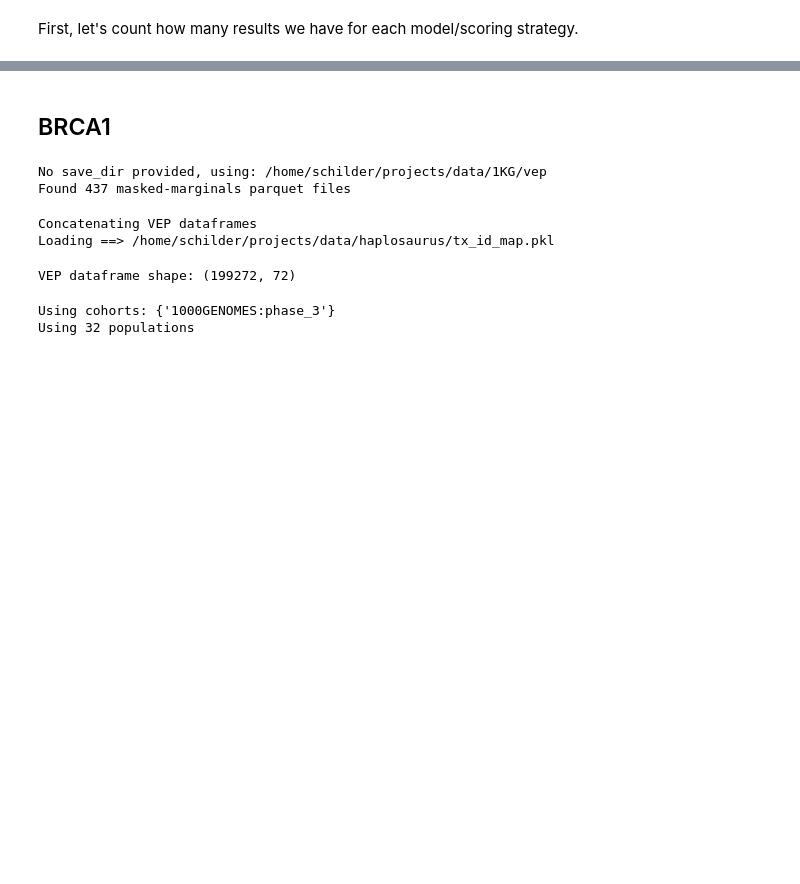
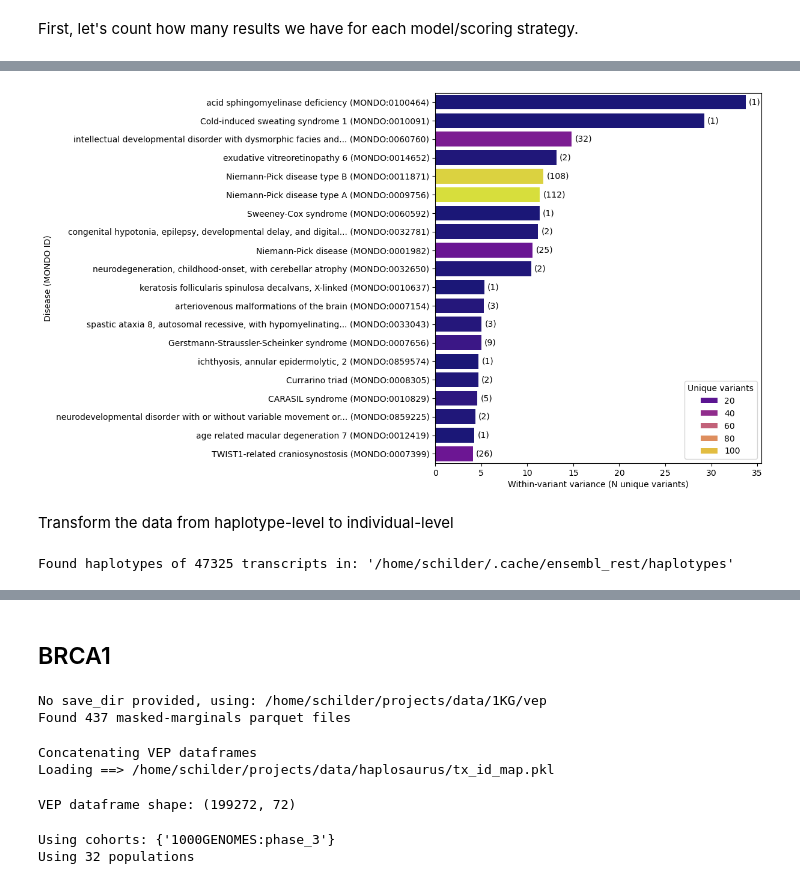
Before and after one commit to bschilder/VEP_protein, a Jupyter notebook: notebooks/VEP_case_studies.ipynb, the cells around one changed output, grey strips where cells are left out. Cells and saved outputs as stored; diff of their text form; code cells hidden in the pictures; blank space fills up the shorter version.

```diff
--- a/notebooks/VEP_case_studies.ipynb
+++ b/notebooks/VEP_case_studies.ipynb
@@ -47,0 +125,22 @@ protein: 2142
+# %%
+group_col = "MONDO"
+split_col = group_col+"_split"
+label_col = group_col+"_label"
+
+if split_col not in vep_df.columns:
+    vep_df[split_col] = vep_df[group_col].str.split("|")
+
+groupby_cols = ["model_location",group_col,split_col,
+                "clinsig","protein","GENEINFO","mutant","scoring_strategy"]
+within_site_var = vep_df.explode(split_col).reset_index(drop=True).groupby(groupby_cols).agg({"VEP":"var",
+                                                                                              "haplotype":"nunique"}
+                                                                                              ).reset_index().sort_values(by="VEP", ascending=False)
+within_site_var[label_col] = within_site_var[split_col].map(id_map)
+
+
+within_site_var_mean = within_site_var.groupby(["model_location",split_col,label_col]).agg({"VEP":"mean",
+                                                                                            "mutant":"nunique",
+                                                                                            "haplotype":"unique"}
+                                                                                            ).sort_values(by="VEP", ascending=False).reset_index()
+within_site_var_mean["haplotype"] = within_site_var_mean["haplotype"].apply(lambda x: x[0] if len(x) > 0 else None)
+within_site_var.head()
@@ -47,0 +154,32 @@ protein: 2142
+# %%
+import seaborn as sns
+import matplotlib.pyplot as plt
+import textwrap
+
+plot_dat = within_site_var_mean.drop_duplicates(subset=["VEP"]).head(20)
+max_label_length = 70
+plot_dat['disease_label'] = plot_dat.apply(lambda row: textwrap.shorten(row['MONDO_label'], width=max_label_length, placeholder="...") + f" ({row['MONDO_split']})", axis=1)
+plt.figure(figsize=(7, 8))
+ax = sns.barplot(data=plot_dat,
+             y="disease_label",
+             x="VEP",
+             palette="plasma",
+             hue="mutant")
+plt.legend(title="Unique variants", loc="lower right")
+plt.xlabel("Within-variant variance (N unique variants)")
+plt.ylabel("Disease (MONDO ID)")
+
+# Add site count annotations
+for i, row in enumerate(plot_dat.itertuples()):
+    ax.text(row.VEP + plot_dat.VEP.max()*0.01, i, f"({row.mutant})",
+            va='center', ha='left')
+# %% [output]
+[figure, added]
+# %% [markdown]
+Transform the data from haplotype-level to individual-level
+# %%
+haplotypes = hs.get_haplotypes(cache_only=True,
+                                tx_ids=vep_df['ENST'].unique()
+                                )
+# %% [output]
+Found haplotypes of 47325 transcripts in: '/home/schilder/.cache/ensembl_rest/haplotypes'
```
Also changed, not shown: parts of 17 cells of this notebook, 15 other files.
